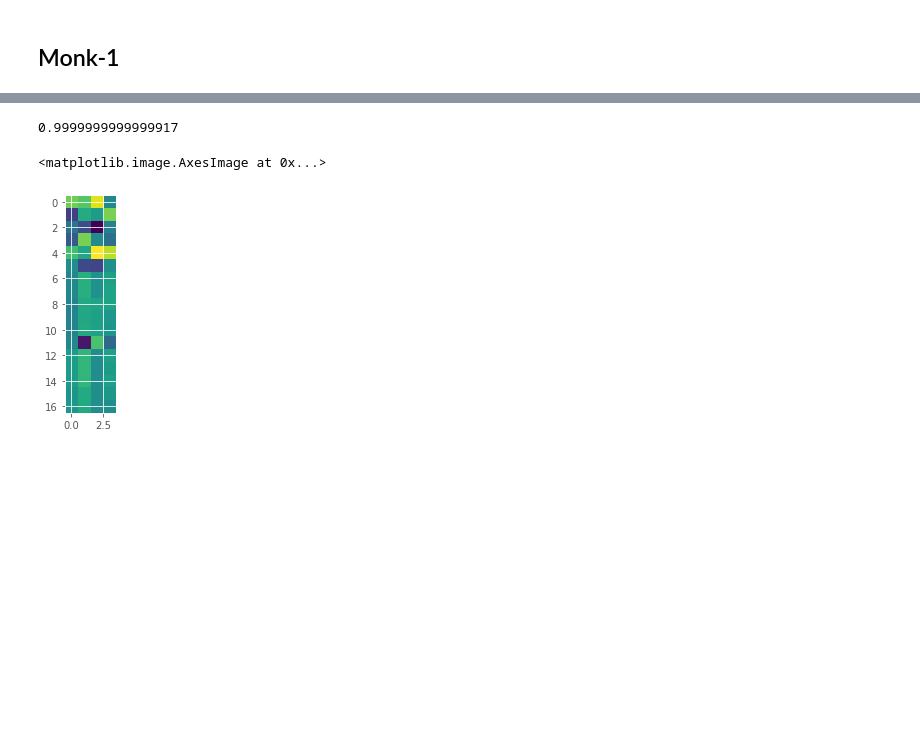
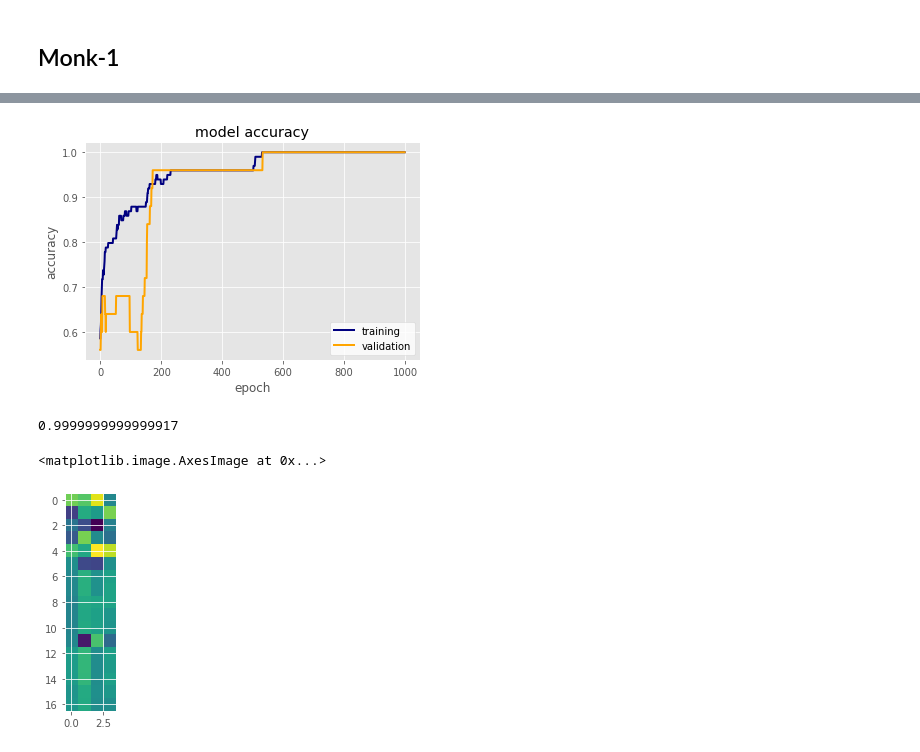
Before and after one commit to vlnraf/WaveGrad, a Jupyter notebook: test_NeuralNetwork.ipynb, the cells around one changed output, grey strips where cells are left out. Saved outputs shown, nothing was run; the diff lists cells and outputs as text; code cells hidden in the pictures; blank space fills up the shorter version.

```diff
--- a/test_NeuralNetwork.ipynb
+++ b/test_NeuralNetwork.ipynb
@@ -61,3 +40,7 @@ plt.show()
+# %%
+plot_accuracy(net)
+# %% [output]
+[figure, added]
 # %%
 # Test accuracy on test set.
 out = net.predict(Xtest)
```
Also changed, not shown: parts of 4 cells of this notebook.
